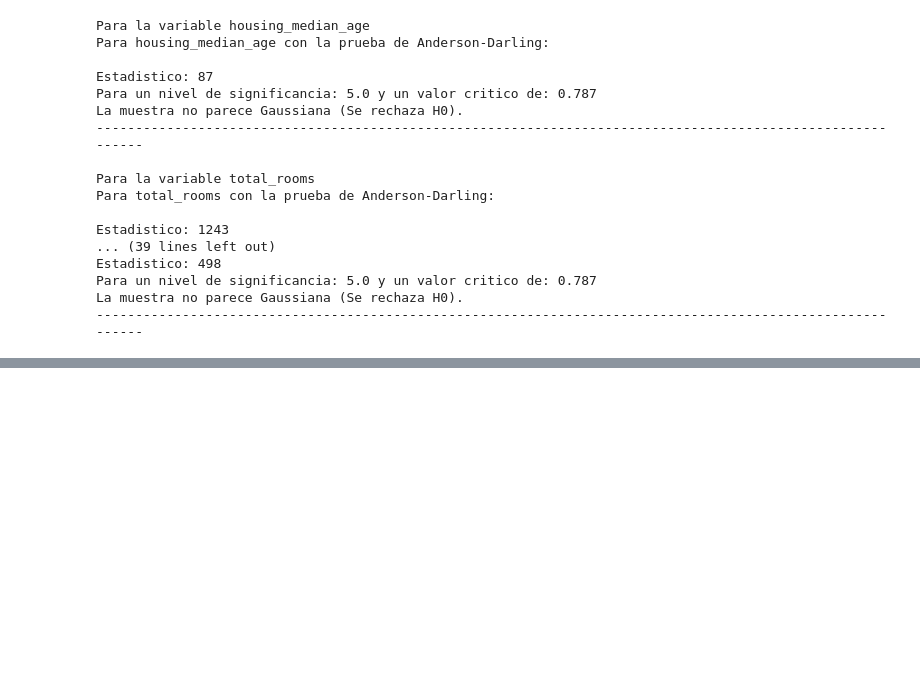
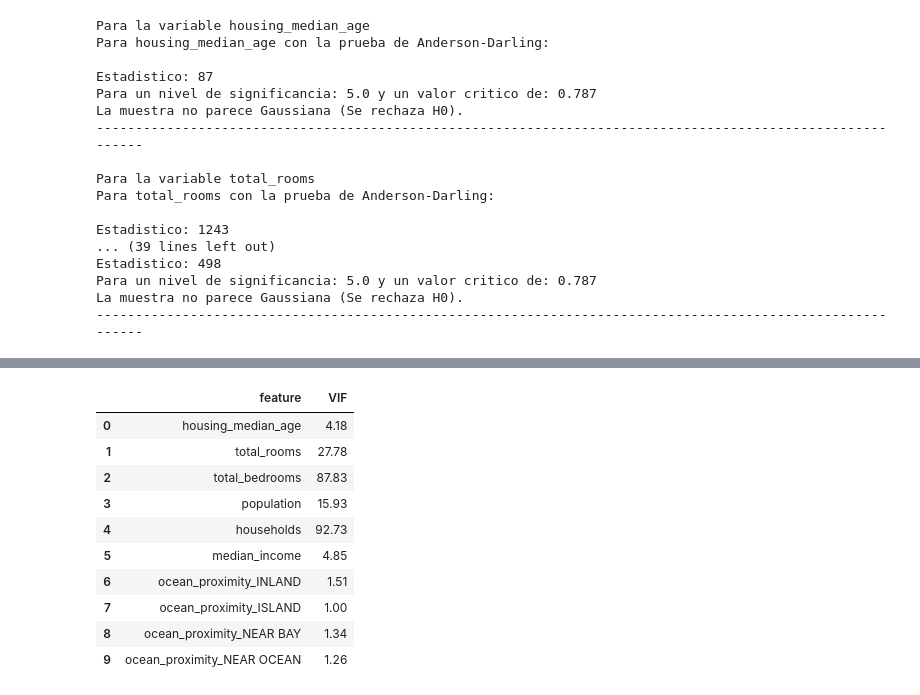
Before and after one commit to agucitri/DS-ONLINE-76, a Jupyter notebook: clase_repaso.ipynb, the cells around one changed output, grey strips where cells are left out. Cells and saved outputs as stored; diff of their text form; code cells hidden in the pictures; blank space fills up the shorter version.

```diff
--- a/clase_repaso.ipynb
+++ b/clase_repaso.ipynb
@@ -170,0 +221,26 @@ La muestra no parece Gaussiana (Se rechaza H0).
+# %%
+from statsmodels.stats.outliers_influence import variance_inflation_factor
+
+def calculate_vif(data: pd.DataFrame):
+    vif = pd.DataFrame()
+    vif["feature"] = data.columns
+    vif["VIF"] = [variance_inflation_factor(data.values, i) for i in range(len(data.columns))]
+    return vif
+# %%
+data = pd.get_dummies(data=housing.drop("median_house_value", axis=1),
+                      columns=categorical_features, drop_first=True)
+
+vif = calculate_vif(data=data.dropna())
+vif
+# %% [output]
+|  | feature | VIF |
+| 0 | housing_median_age | 4.18 |
+| 1 | total_rooms | 27.78 |
+| 2 | total_bedrooms | 87.83 |
+| 3 | population | 15.93 |
+| 4 | households | 92.73 |
+| 5 | median_income | 4.85 |
+| 6 | ocean_proximity_INLAND | 1.51 |
+| 7 | ocean_proximity_ISLAND | 1.00 |
+| 8 | ocean_proximity_NEAR BAY | 1.34 |
+| 9 | ocean_proximity_NEAR OCEAN | 1.26 |
```
Also changed, not shown: parts of 9 cells of this notebook, 1 other file.
